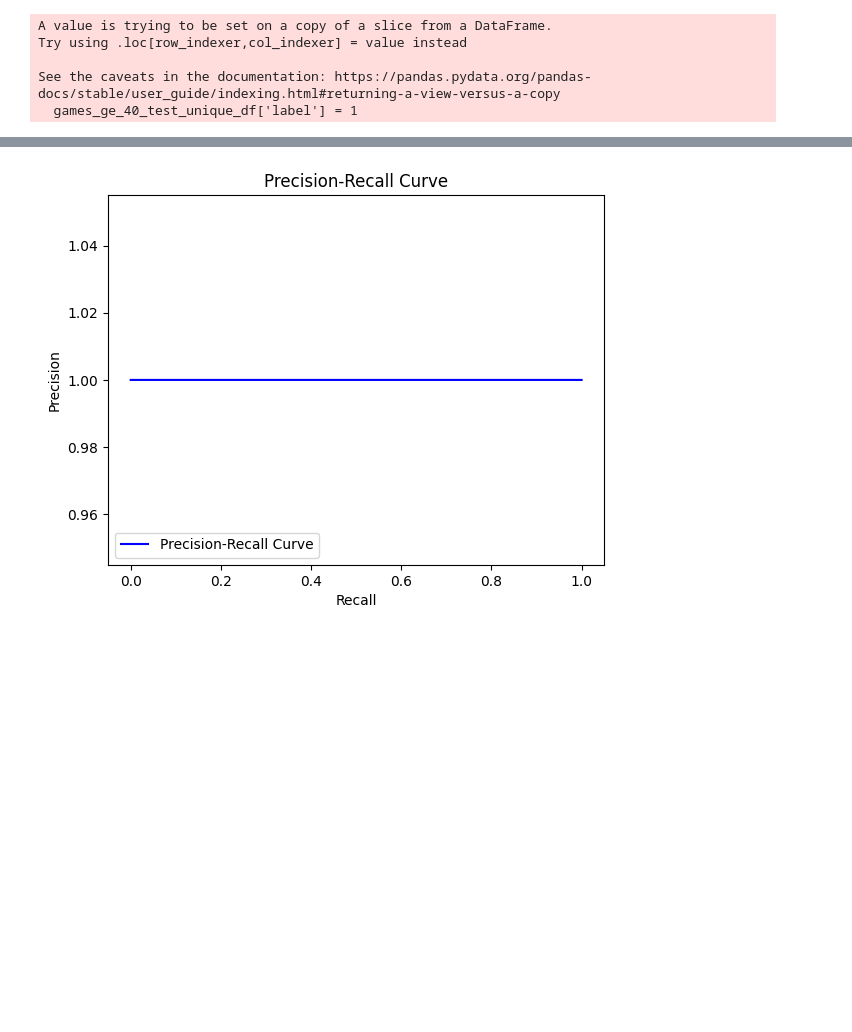
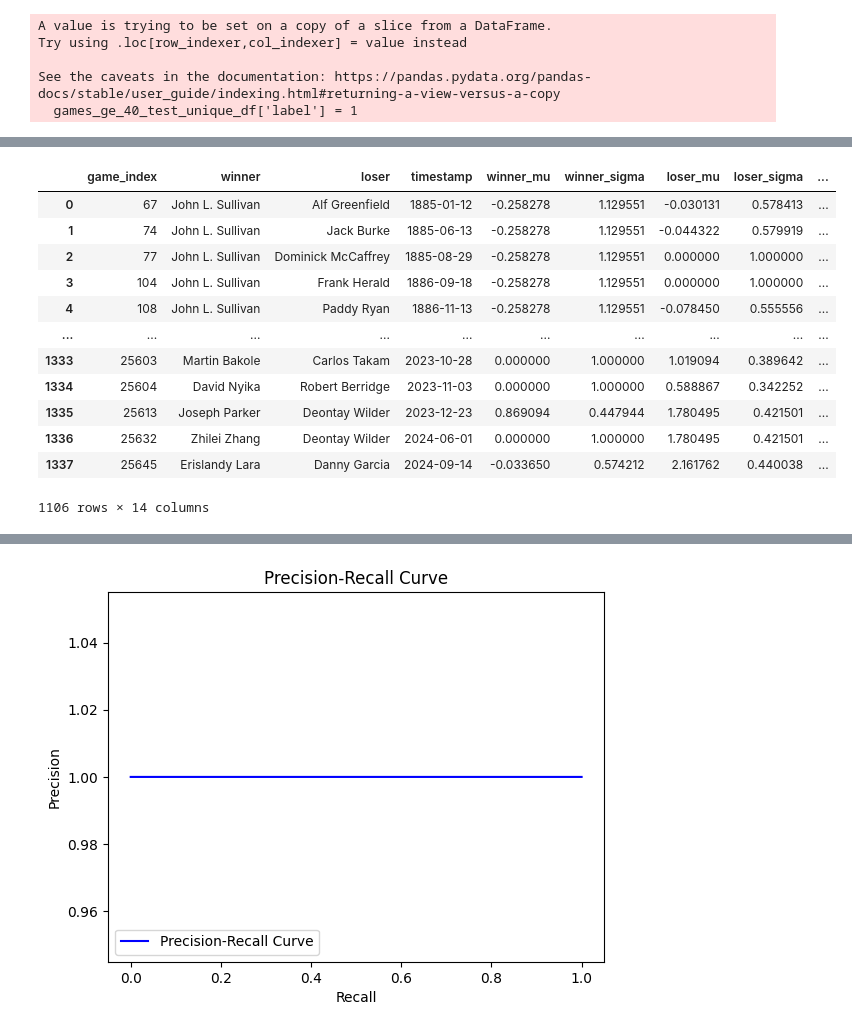
Before and after one commit to Duane321/true_theta, a Jupyter notebook: posts/trueskill/true_skill_boxing_oos_eval.ipynb, the cells around one changed output, grey strips where cells are left out. Drawn from its saved outputs; the diff is of its cells as text; code cells hidden in the pictures; blank space fills up the shorter version.

```diff
--- a/posts/trueskill/true_skill_boxing_oos_eval.ipynb
+++ b/posts/trueskill/true_skill_boxing_oos_eval.ipynb
@@ -512,12 +516,16 @@ def normal_pdf(x, mu, sigma):
 # %%
 # 12.3 secs
-games_ge_40_test_unique_df['winner_win_prob'] = games_ge_40_test_unique_df.apply(
-            lambda row: (quad(normal_pdf, 0, np.inf
-            , args=(row.winner_mu_minus_loser_mu, row.winner_loser_sigma))[0])
-            , axis=1)
+# games_ge_40_test_unique_df['winner_win_prob'] = games_ge_40_test_unique_df.apply(
+#             lambda row: (quad(normal_pdf, 0, np.inf
+#             , args=(row.winner_mu_minus_loser_mu, row.winner_loser_sigma))[0])
+#             , axis=1)
 # %% [output]
 A value is trying to be set on a copy of a slice from a DataFrame.
 Try using .loc[row_indexer,col_indexer] = value instead
 
 See the caveats in the documentation: https://pandas.pydata.org/pandas-docs/stable/user_guide/indexing.html#returning-a-view-versus-a-copy
   games_ge_40_test_unique_df['winner_win_prob'] = games_ge_40_test_unique_df.apply(lambda row: (quad(normal_pdf, 0, np.inf
+# %%
+games_ge_40_test_unique_df['winner_win_prob'] = games_ge_40_test_unique_df.apply(
+            lambda row: norm.cdf(0, row.winner_mu_minus_loser_mu, row.winner_loser_sigma)
+            , axis=1)
@@ -545,0 +572,4 @@ len(games_ge_40_test_unique_df), len(games_ge_40_test_unique_df[games_ge_40_test
+# %%
+games_ge_40_test_unique_df['high_mu_minus_low_mu'] = games_ge_40_test_unique_df.apply(
+            lambda row: max(row.winner_mu, row.loser_mu) - min(row.winner_mu, row.loser_mu)
+            , axis=1)
@@ -545,0 +582,4 @@ len(games_ge_40_test_unique_df), len(games_ge_40_test_unique_df[games_ge_40_test
+# %%
+games_ge_40_test_unique_df['high_rated_win_prob'] = games_ge_40_test_unique_df.apply(
+            lambda row: norm.cdf(0, row.high_mu_minus_low_mu, row.winner_loser_sigma)
+            , axis=1)
@@ -545,0 +601,16 @@ len(games_ge_40_test_unique_df), len(games_ge_40_test_unique_df[games_ge_40_test
+# %%
+games_ge_40_test_unique_df[games_ge_40_test_unique_df.winner_win_prob!=games_ge_40_test_unique_df.high_rated_win_prob]
+# %% [output]
+|  | game_index | winner | loser | timestamp | winner_mu | winner_sigma | loser_mu | loser_sigma | ... |
+| 0 | 67 | John L. Sullivan | Alf Greenfield | 1885-01-12 | -0.258278 | 1.129551 | -0.030131 | 0.578413 | ... |
+| 1 | 74 | John L. Sullivan | Jack Burke | 1885-06-13 | -0.258278 | 1.129551 | -0.044322 | 0.579919 | ... |
+| 2 | 77 | John L. Sullivan | Dominick McCaffrey | 1885-08-29 | -0.258278 | 1.129551 | 0.000000 | 1.000000 | ... |
+| 3 | 104 | John L. Sullivan | Frank Herald | 1886-09-18 | -0.258278 | 1.129551 | 0.000000 | 1.000000 | ... |
+| 4 | 108 | John L. Sullivan | Paddy Ryan | 1886-11-13 | -0.258278 | 1.129551 | -0.078450 | 0.555556 | ... |
+| ... | ... | ... | ... | ... | ... | ... | ... | ... | ... |
+| 1333 | 25603 | Martin Bakole | Carlos Takam | 2023-10-28 | 0.000000 | 1.000000 | 1.019094 | 0.389642 | ... |
+| 1334 | 25604 | David Nyika | Robert Berridge | 2023-11-03 | 0.000000 | 1.000000 | 0.588867 | 0.342252 | ... |
+| 1335 | 25613 | Joseph Parker | Deontay Wilder | 2023-12-23 | 0.869094 | 0.447944 | 1.780495 | 0.421501 | ... |
+| 1336 | 25632 | Zhilei Zhang | Deontay Wilder | 2024-06-01 | 0.000000 | 1.000000 | 1.780495 | 0.421501 | ... |
+| 1337 | 25645 | Erislandy Lara | Danny Garcia | 2024-09-14 | -0.033650 | 0.574212 | 2.161762 | 0.440038 | ... |
+1106 rows × 14 columns
```
Also changed, not shown: parts of 15 cells of this notebook, 1 other file.
